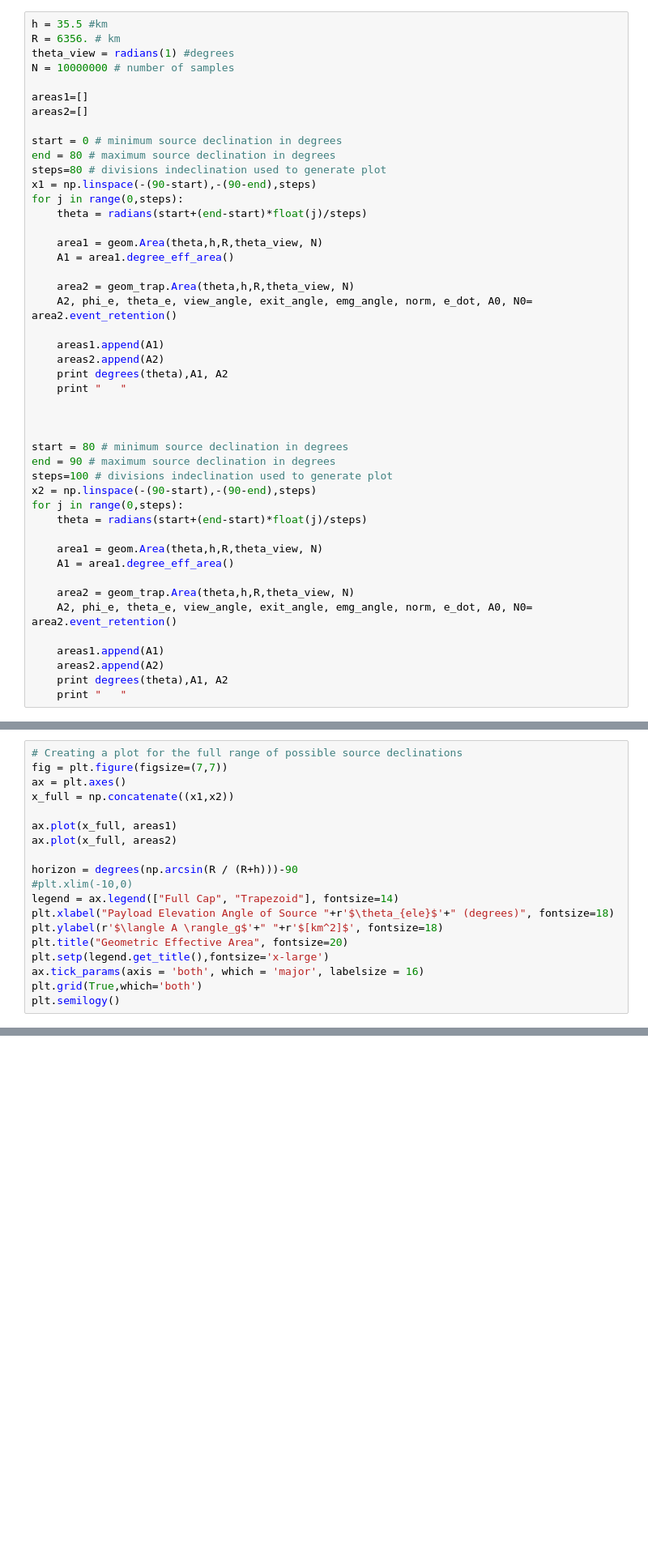
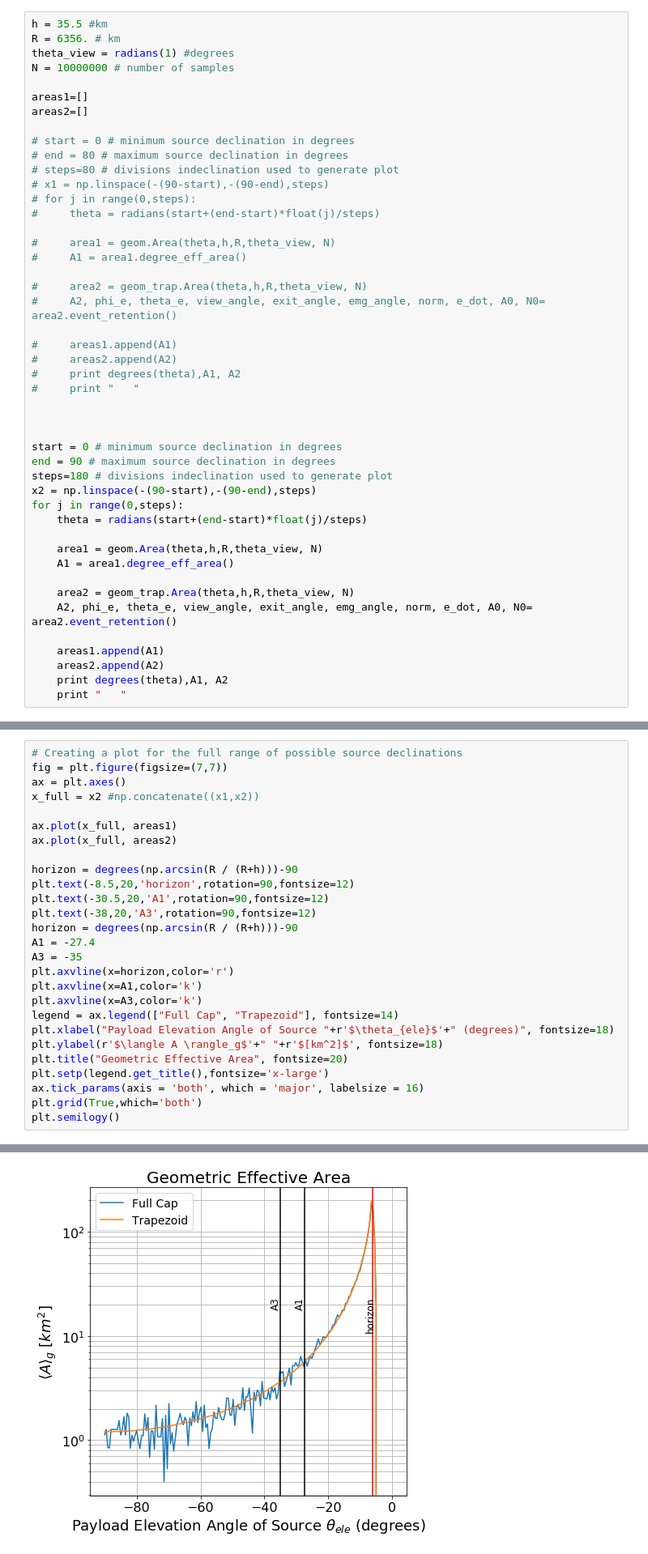
Before and after one commit to afromero/tau_point_source_sim, a Jupyter notebook: Geometry_Comparison.ipynb, the cells around one changed output, grey strips where cells are left out. Shown at 81% size. Drawn from its saved outputs; the diff is of its cells as text; blank space fills up the shorter version.

```diff
--- a/Geometry_Comparison.ipynb
+++ b/Geometry_Comparison.ipynb
@@ -78,29 +74,29 @@ N = 10000000 # number of samples
 areas1=[]
 areas2=[]
 
-start = 0 # minimum source declination in degrees
-end = 80 # maximum source declination in degrees
-steps=80 # divisions indeclination used to generate plot
-x1 = np.linspace(-(90-start),-(90-end),steps)
-for j in range(0,steps):
-    theta = radians(start+(end-start)*float(j)/steps)
+# start = 0 # minimum source declination in degrees
+# end = 80 # maximum source declination in degrees
+# steps=80 # divisions indeclination used to generate plot
+# x1 = np.linspace(-(90-start),-(90-end),steps)
+# for j in range(0,steps):
+#     theta = radians(start+(end-start)*float(j)/steps)
 
-    area1 = geom.Area(theta,h,R,theta_view, N)
-    A1 = area1.degree_eff_area()
+#     area1 = geom.Area(theta,h,R,theta_view, N)
+#     A1 = area1.degree_eff_area()
 
-    area2 = geom_trap.Area(theta,h,R,theta_view, N)
-    A2, phi_e, theta_e, view_angle, exit_angle, emg_angle, norm, e_dot, A0, N0= area2.event_retention()
+#     area2 = geom_trap.Area(theta,h,R,theta_view, N)
+#     A2, phi_e, theta_e, view_angle, exit_angle, emg_angle, norm, e_dot, A0, N0= area2.event_retention()
 
-    areas1.append(A1)
-    areas2.append(A2)
-    print degrees(theta),A1, A2
-    print "   "
+#     areas1.append(A1)
+#     areas2.append(A2)
+#     print degrees(theta),A1, A2
+#     print "   "
 
 
 
-start = 80 # minimum source declination in degrees
+start = 0 # minimum source declination in degrees
 end = 90 # maximum source declination in degrees
-steps=100 # divisions indeclination used to generate plot
+steps=180 # divisions indeclination used to generate plot
 x2 = np.linspace(-(90-start),-(90-end),steps)
 for j in range(0,steps):
     theta = radians(start+(end-start)*float(j)/steps)
@@ -137,13 +150,21 @@ for j in range(0,steps):
 # Creating a plot for the full range of possible source declinations
 fig = plt.figure(figsize=(7,7))
 ax = plt.axes()
-x_full = np.concatenate((x1,x2))
+x_full = x2 #np.concatenate((x1,x2))
 
 ax.plot(x_full, areas1)
 ax.plot(x_full, areas2)
 
 horizon = degrees(np.arcsin(R / (R+h)))-90
-#plt.xlim(-10,0)
+plt.text(-8.5,20,'horizon',rotation=90,fontsize=12)
+plt.text(-30.5,20,'A1',rotation=90,fontsize=12)
+plt.text(-38,20,'A3',rotation=90,fontsize=12)
+horizon = degrees(np.arcsin(R / (R+h)))-90
+A1 = -27.4
+A3 = -35
+plt.axvline(x=horizon,color='r')
+plt.axvline(x=A1,color='k')
+plt.axvline(x=A3,color='k')
 legend = ax.legend(["Full Cap", "Trapezoid"], fontsize=14)
 plt.xlabel("Payload Elevation Angle of Source "+r'$\theta_{ele}$'+" (degrees)", fontsize=18)
 plt.ylabel(r'$\langle A \rangle_g$'+" "+r'$[km^2]$', fontsize=18)
@@ -152,3 +173,4 @@ plt.setp(legend.get_title(),fontsize='x-large')
 ax.tick_params(axis = 'both', which = 'major', labelsize = 16)
 plt.grid(True,which='both')
 plt.semilogy()
+# %% [output]
@@ -154,0 +178 @@ plt.semilogy()
+[figure, added]
```
Also changed, not shown: parts of 3 cells of this notebook, 4 other files.
